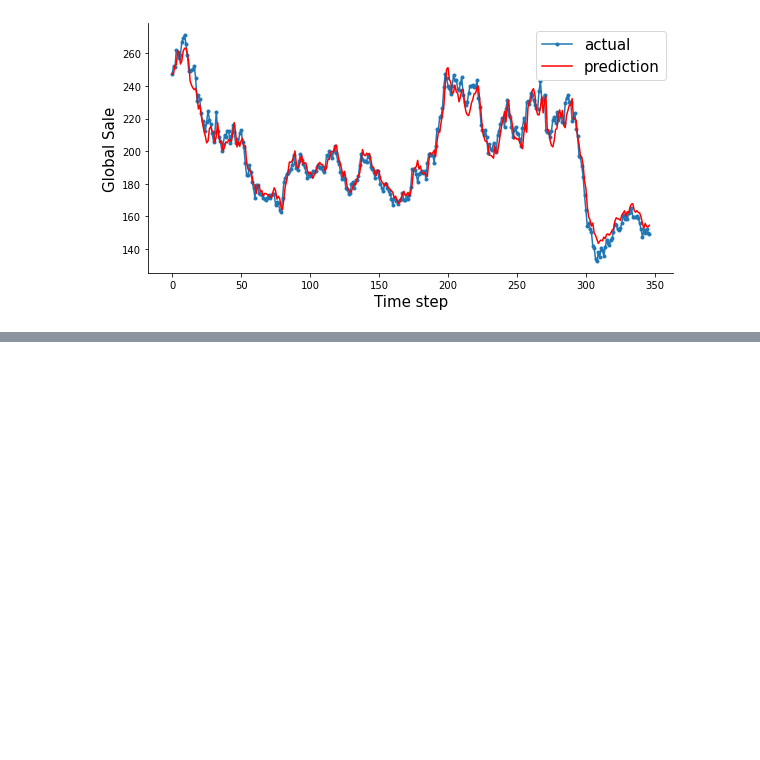
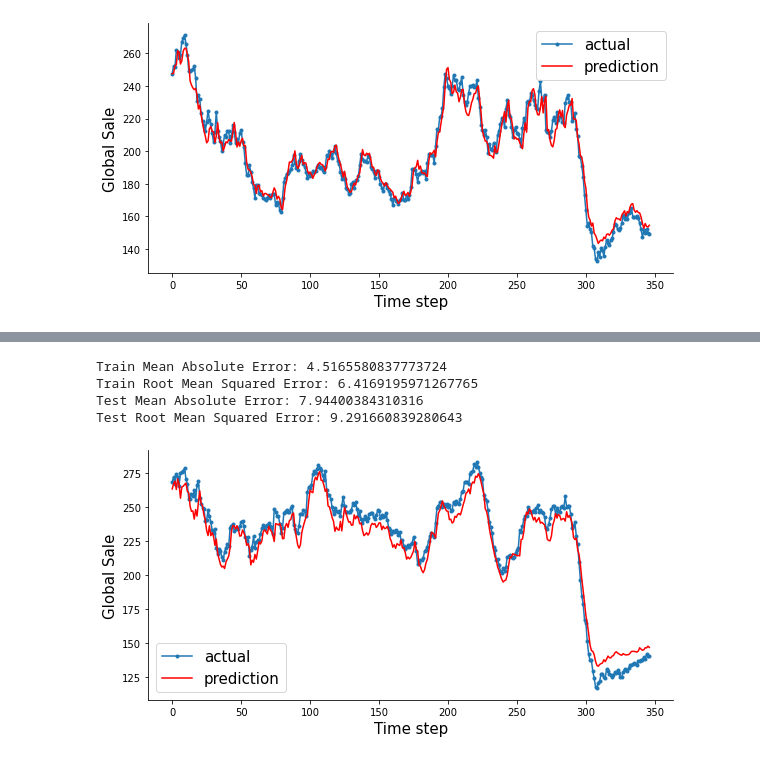
Before and after one commit to ShahwarZia/OpenCampusProject, a Jupyter notebook: Project.ipynb, the cells around one changed output, grey strips where cells are left out. Saved outputs shown, nothing was run; the diff lists cells and outputs as text; code cells hidden in the pictures; blank space fills up the shorter version.

```diff
--- a/Project.ipynb
+++ b/Project.ipynb
@@ -56,3 +55,17 @@ prodG1.set_index('Datum',inplace=True)
+# %%
+prodG1.drop('Warengruppe',axis=1,inplace=True)
+prodG2.drop('Warengruppe',axis=1,inplace=True)
+prodG3.drop('Warengruppe',axis=1,inplace=True)
+prodG4.drop('Warengruppe',axis=1,inplace=True)
+prodG5.drop('Warengruppe',axis=1,inplace=True)
+prodG6.drop('Warengruppe',axis=1,inplace=True)
+# %%
+prodG1.set_index('Datum',inplace=True)
+prodG2.set_index('Datum',inplace=True)
+prodG3.set_index('Datum',inplace=True)
+prodG4.set_index('Datum',inplace=True)
+prodG5.set_index('Datum',inplace=True)
+prodG6.set_index('Datum',inplace=True)
 # %%
 prodG1.plot(subplots=True,figsize=(16,5))
 prodG1.plot(y=['Umsatz','new_cases_per_million'],figsize=(14,5))
@@ -298,0 +309,54 @@ ValueError: cannot reshape array of size 14 into shape (1285,1,14)
+# %%
+meanprodG2 = prodG2
+meanprodG2['Umsatz'] = meanprodG2['Umsatz'].rolling(window=14).mean()
+meanprodG2['Umsatz'] = meanprodG2['Umsatz'].fillna(0)
+meanprodG2.reset_index(inplace=True)
+
+dataset = meanprodG2.Umsatz.values
+dataset = dataset.astype('float32')
+dataset = np.reshape(dataset, (-1, 1))
+scaler = MinMaxScaler(feature_range=(0, 1))
+dataset = scaler.fit_transform(dataset)
+train_size = 1300
+test_size = len(dataset) - train_size
+train, test = dataset[0:train_size,:], dataset[train_size:len(dataset),:]
+
+window_size = 14
+X_train, Y_train = create_dataset(train, look_back)
+X_test, Y_test = create_dataset(test, look_back)
+
+X_train = np.reshape(X_train, (X_train.shape[0], 1, X_train.shape[1]))
+X_test = np.reshape(X_test, (X_test.shape[0], 1, X_test.shape[1]))
+
+# make predictions
+train_predict = model.predict(X_train)
+test_predict = model.predict(X_test)
+# invert predictions
+train_predict = scaler.inverse_transform(train_predict)
+Y_train_Sca = scaler.inverse_transform([Y_train])
+test_predict = scaler.inverse_transform(test_predict)
+Y_test_Sca = scaler.inverse_transform([Y_test])
+
+print('Train Mean Absolute Error:', mean_absolute_error(Y_train_Sca[0], train_predict[:,0]))
+print('Train Root Mean Squared Error:',np.sqrt(mean_squared_error(Y_train_Sca[0], train_predict[:,0])))
+print('Test Mean Absolute Error:', mean_absolute_error(Y_test_Sca[0], test_predict[:,0]))
+print('Test Root Mean Squared Error:',np.sqrt(mean_squared_error(Y_test_Sca[0], test_predict[:,0])))
+
+aa=[x for x in range(347)]
+plt.figure(figsize=(8,4))
+plt.plot(aa, Y_test_Sca[0][:347], marker='.', label="actual")
+plt.plot(aa, test_predict[:,0][:347], 'r', label="prediction")
+# plt.tick_params(left=False, labelleft=True) #remove ticks
+plt.tight_layout()
+sns.despine(top=True)
+plt.subplots_adjust(left=0.07)
+plt.ylabel('Global Sale', size=15)
+plt.xlabel('Time step', size=15)
+plt.legend(fontsize=15)
+plt.show();
+# %% [output]
+Train Mean Absolute Error: 4.5165580837773724
+Train Root Mean Squared Error: 6.4169195971267765
+Test Mean Absolute Error: 7.94400384310316
+Test Root Mean Squared Error: 9.291660839280643
+[figure, added]
```
Also changed, not shown: parts of 12 cells of this notebook.
